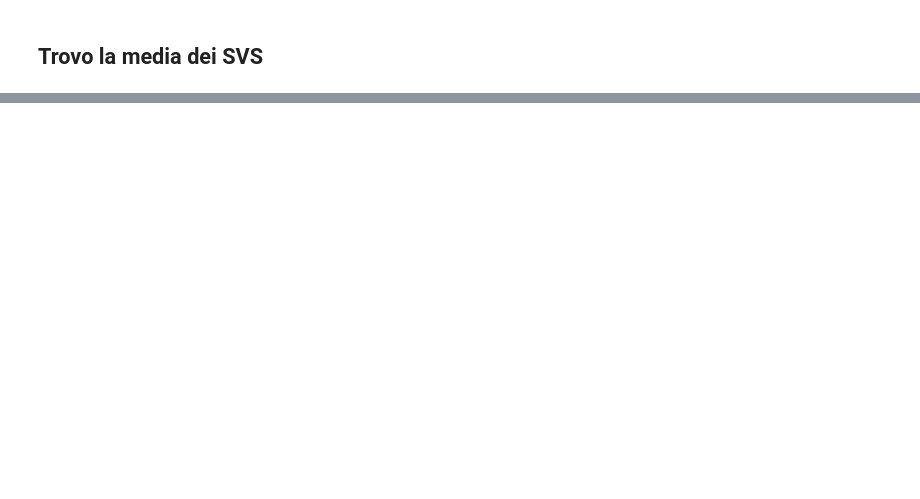
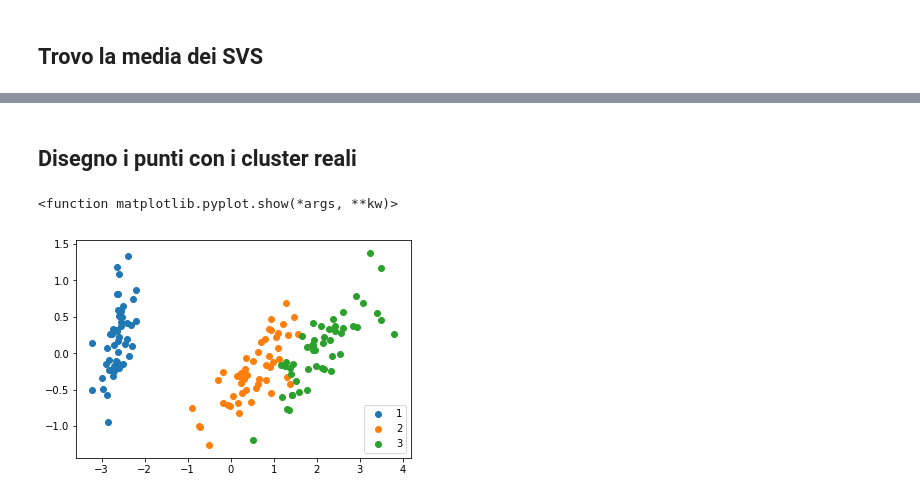
Before and after one commit to sakara11/SVC, a Jupyter notebook: SVC.ipynb, the cells around one changed output, grey strips where cells are left out. Drawn from its saved outputs; the diff is of its cells as text; code cells hidden in the pictures; blank space fills up the shorter version.

```diff
--- a/SVC.ipynb
+++ b/SVC.ipynb
@@ -202,0 +206,7 @@ Il SV medio è:
+# %%
+def segment(x1,x2,radius,n=10):
+    for i in range(n):
+        x = x1+(x2-x1)*i/(n-1)
+        if r2(x)>radius:
+            return False
+    return True
@@ -202,0 +215,8 @@ Il SV medio è:
+# %%
+inside = np.zeros((n,n))
+for i in range(n):
+    print(i)
+    if i not in bsvs:
+        for j in range(i,n):
+            if j not in bsvs:
+                inside[i,j]=inside[j,i]=segment(xs[i],xs[j],radius)
@@ -202,0 +319,11 @@ Il SV medio è:
+# %% [markdown]
+## Disegno i punti con i cluster reali
+# %%
+for c in range(result.max()+1):
+    x_cluster = [x for x, l in zip(xs_pca, result) if l==c]
+    plt.scatter(*np.array(x_cluster).T , label = c+1)
+plt.legend()
+plt.show
+# %% [output]
+<function matplotlib.pyplot.show(*args, **kw)>
+[figure, added]
```
Also changed, not shown: parts of 30 cells of this notebook.
